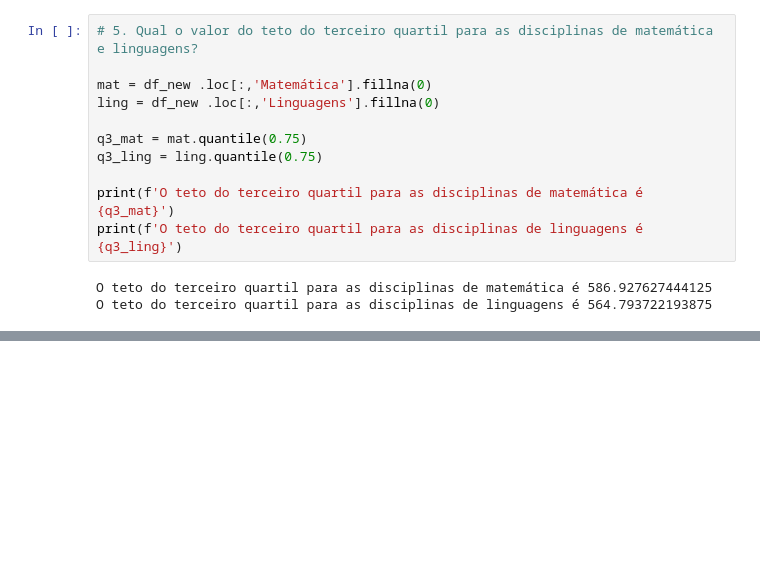
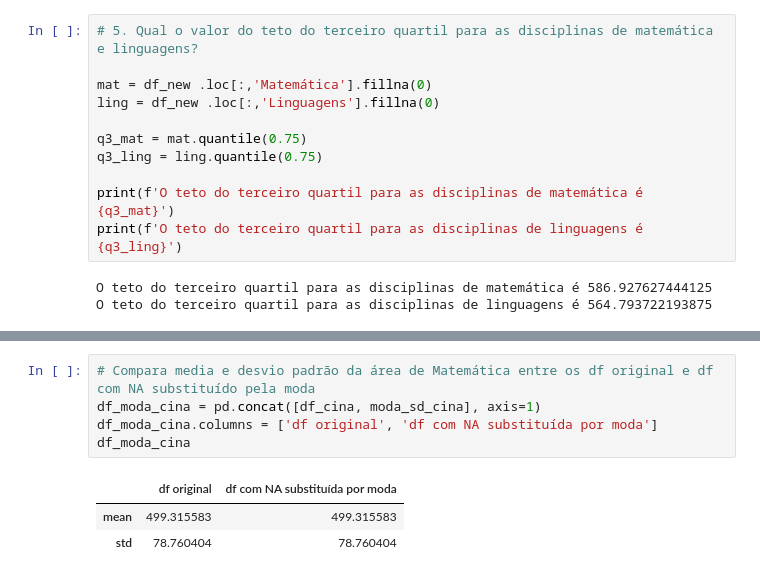
Before and after one commit to dsreliete/Womakerscode_DA_desafio_individual, a Jupyter notebook: Desafio3ElietedaSilva_Rodrigues.ipynb, the cells around one changed output, grey strips where cells are left out. Cells and saved outputs as stored; diff of their text form; blank space fills up the shorter version.

```diff
--- a/Desafio3ElietedaSilva_Rodrigues.ipynb
+++ b/Desafio3ElietedaSilva_Rodrigues.ipynb
@@ -259,0 +366,9 @@ A diferença entre as médias é 0.07365829513888608% o que caracteriza como uma
+# %%
+# Compara media e desvio padrão da área de Matemática entre os df original e df com NA substituído pela moda
+df_moda_cina = pd.concat([df_cina, moda_sd_cina], axis=1)
+df_moda_cina.columns = ['df original', 'df com NA substituída por moda']
+df_moda_cina
+# %% [output]
+|  | df original | df com NA substituída por moda |
+| mean | 499.315583 | 499.315583 |
+| std | 78.760404 | 78.760404 |
```
Also changed, not shown: parts of 21 cells of this notebook.
